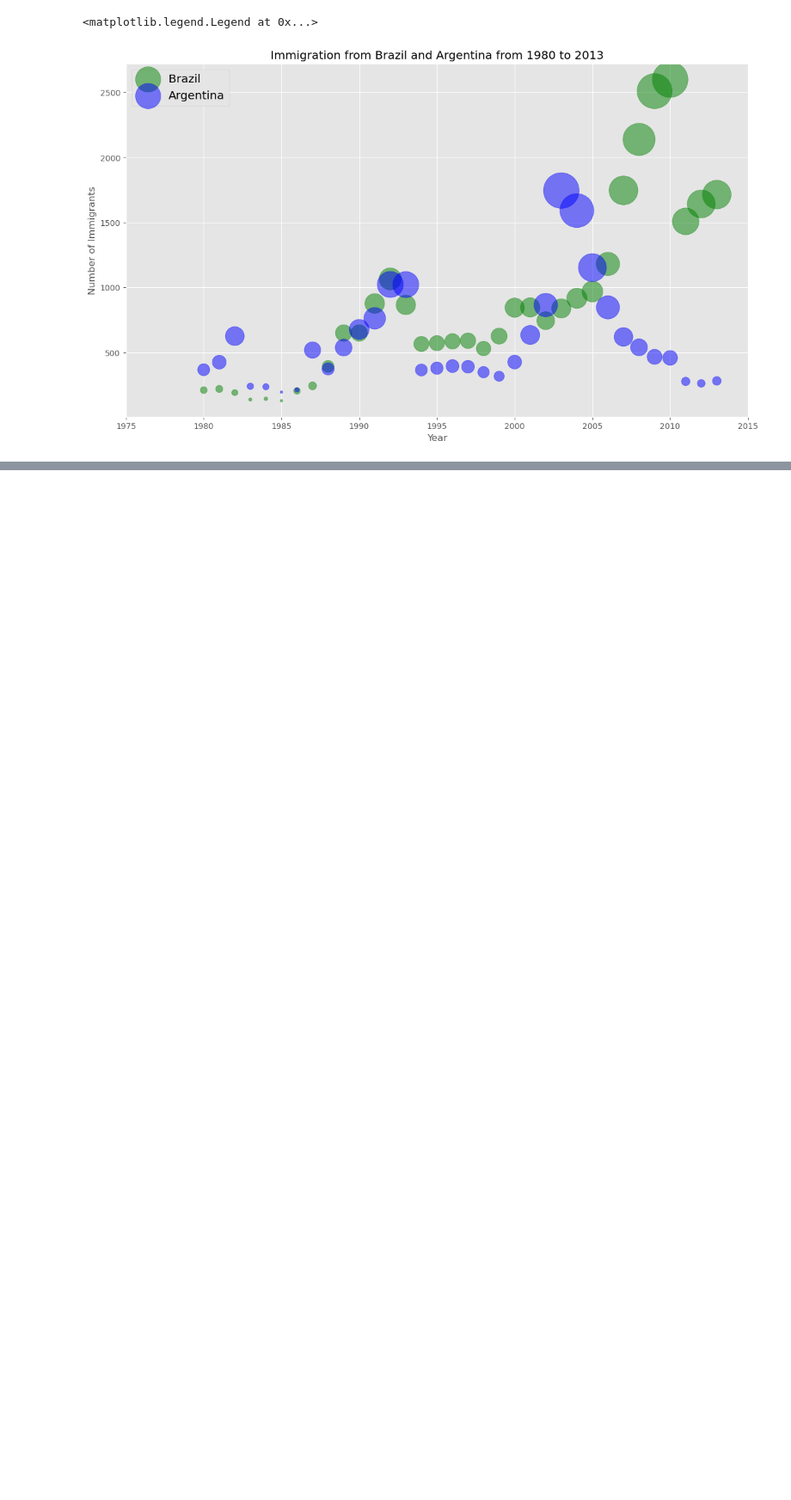
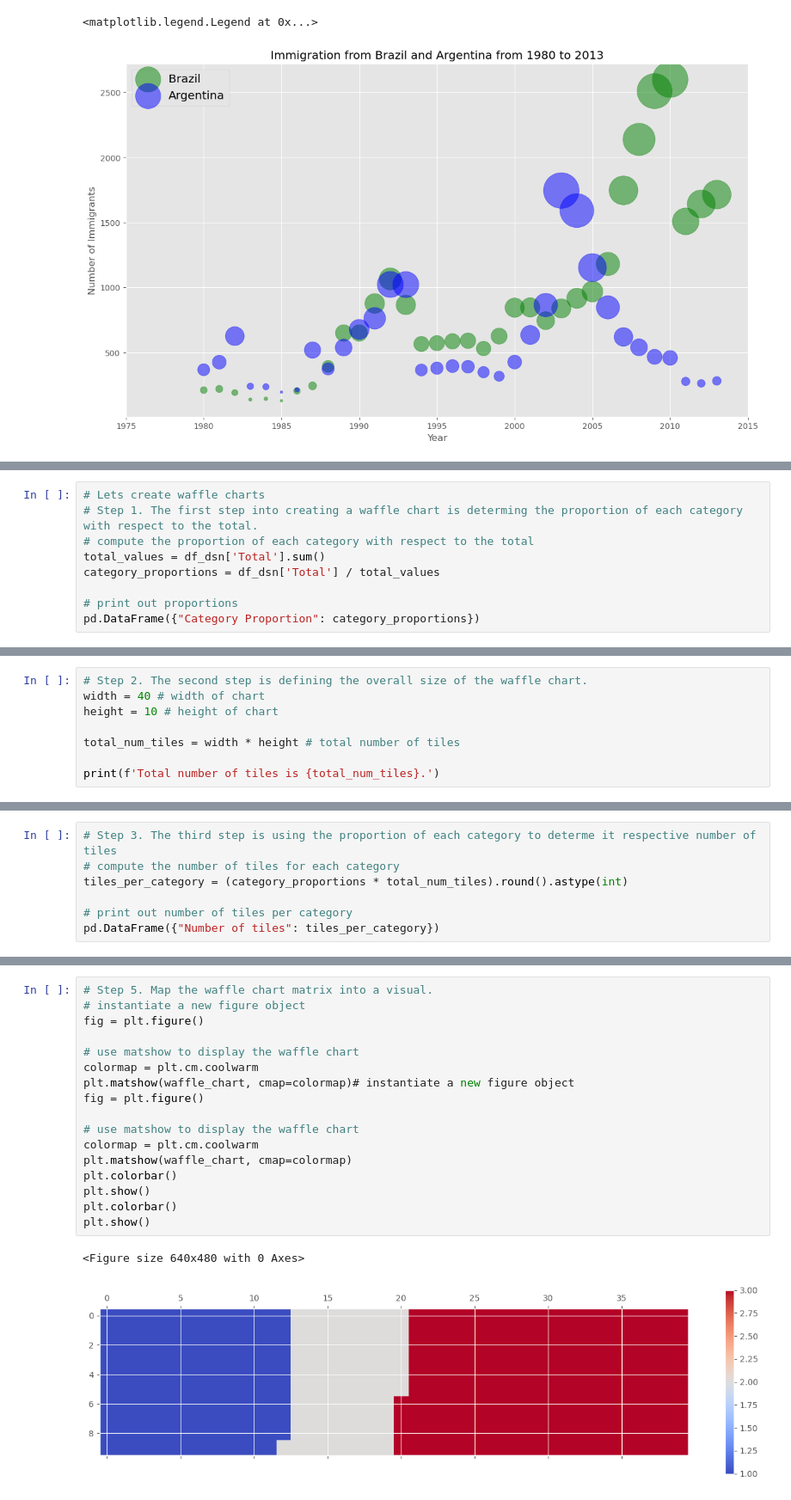
Before and after one commit to muwongelawrence-tech/Statistical_Machine_Learning-and-Data-science, a Jupyter notebook: statistical machine learning projects/canada_citizenship/Canada_citizenship.ipynb, the cells around one changed output, grey strips where cells are left out. Shown at 86% size. Cells and saved outputs as stored; diff of their text form; blank space fills up the shorter version.

Commit message:
adding waffle charts word clouds and regression seaborn plotting

```diff
--- a/statistical machine learning projects/canada_citizenship/Canada_citizenship.ipynb
+++ b/statistical machine learning projects/canada_citizenship/Canada_citizenship.ipynb
@@ -688,0 +703,9 @@ next lab session will begin from here!!!
+# %%
+# Lets create waffle charts
+# Step 1. The first step into creating a waffle chart is determing the proportion of each category with respect to the total.
+# compute the proportion of each category with respect to the total
+total_values = df_dsn['Total'].sum()
+category_proportions = df_dsn['Total'] / total_values
+
+# print out proportions
+pd.DataFrame({"Category Proportion": category_proportions})
@@ -688,0 +718,8 @@ next lab session will begin from here!!!
+# %%
+# Step 2. The second step is defining the overall size of the waffle chart.
+width = 40 # width of chart
+height = 10 # height of chart
+
+total_num_tiles = width * height # total number of tiles
+
+print(f'Total number of tiles is {total_num_tiles}.')
@@ -688,0 +728,7 @@ next lab session will begin from here!!!
+# %%
+# Step 3. The third step is using the proportion of each category to determe it respective number of tiles
+# compute the number of tiles for each category
+tiles_per_category = (category_proportions * total_num_tiles).round().astype(int)
+
+# print out number of tiles per category
+pd.DataFrame({"Number of tiles": tiles_per_category})
@@ -688,0 +773,20 @@ next lab session will begin from here!!!
+# %%
+# Step 5. Map the waffle chart matrix into a visual.
+# instantiate a new figure object
+fig = plt.figure()
+
+# use matshow to display the waffle chart
+colormap = plt.cm.coolwarm
+plt.matshow(waffle_chart, cmap=colormap)# instantiate a new figure object
+fig = plt.figure()
+
+# use matshow to display the waffle chart
+colormap = plt.cm.coolwarm
+plt.matshow(waffle_chart, cmap=colormap)
+plt.colorbar()
+plt.show()
+plt.colorbar()
+plt.show()
+# %% [output]
+<Figure size 640x480 with 0 Axes>
+[figure, added]
```
Also changed, not shown: parts of 20 cells of this notebook.
